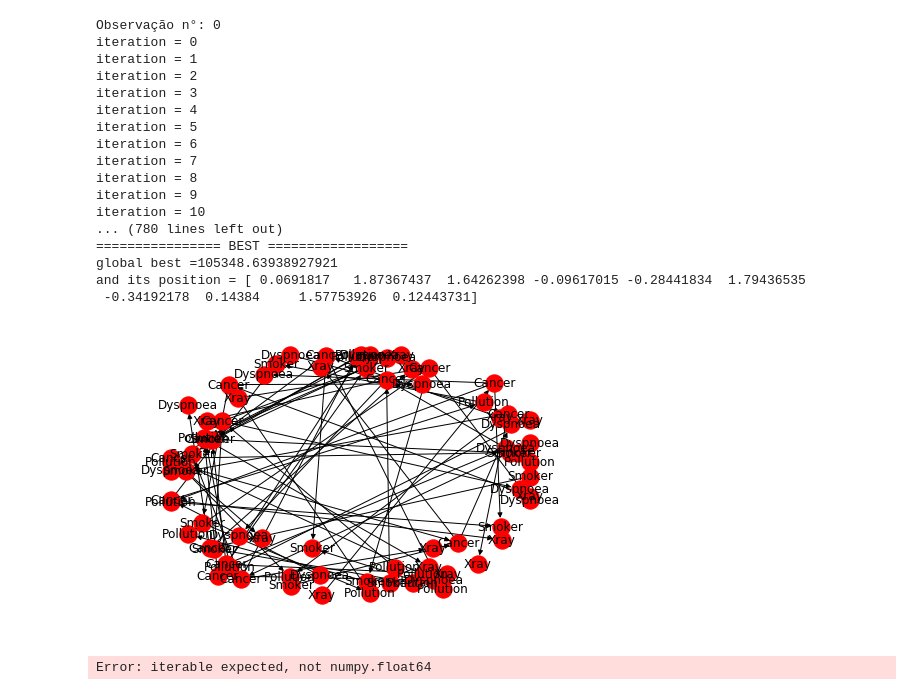
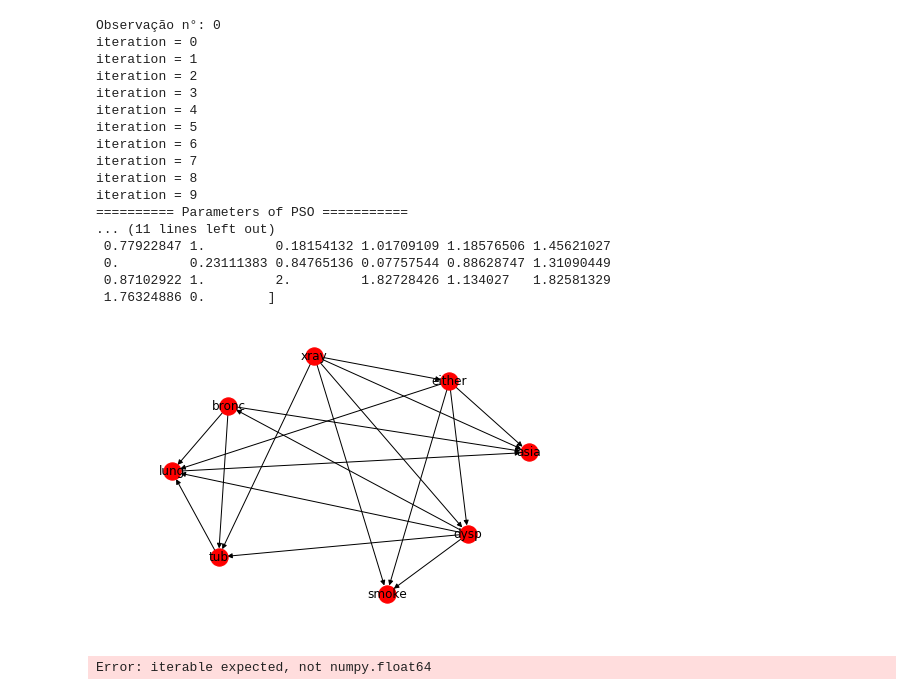
Before and after one commit to ItalloMachado/Rede-Bayesiana, a Jupyter notebook: ClassicPSO.ipynb, the cells around one changed output. Cells and saved outputs as stored; diff of their text form; code cells hidden in the pictures.

```diff
--- a/ClassicPSO.ipynb
+++ b/ClassicPSO.ipynb
@@ -70,12 +70,12 @@ def classic_pso(nvar, ncal, type, function, chi, w):
                     print("Warning: nvar should be equal to 10")
             #
             # Read Asia Problem data -----------------------------------------------------------------------------------
-            elif self.function == 'Cancer':
+            elif self.function == 'Asia':
                 with open('ASIA10k.csv') as csv_file:
                     csv_reader = csv.reader(csv_file, delimiter=',')
                     aux = 0
                     data = []
-                    data1 = [[] for i in range(5)]
+                    data1 = [[] for i in range(8)]
                     for row in csv_reader:
                         data.append(row)
                         for i in range(len(row)):
@@ -303,31 +303,32 @@ def classic_pso(nvar, ncal, type, function, chi, w):
 
     return gbest, gbest_position
 # %%
-amostras = 15
+amostras = 1
 bic = []
 var = []
+start_time = time.time()
 for o in range(amostras):
     print('Observação n°: ' + str(o))
-    f, x = classic_pso(nvar=10, ncal=1200, type='Global', function='Cancer', chi=0.9, w=0.9)
+    f, x = classic_pso(nvar=32, ncal=1200, type='Global', function='Asia', chi=0.9, w=0.9)
     bic.append(f)
     var.append(x)
 # %% [output]
 Observação n°: 0
 iteration = 0
 iteration = 1
 iteration = 2
 iteration = 3
 iteration = 4
 iteration = 5
 iteration = 6
 iteration = 7
 iteration = 8
 iteration = 9
-iteration = 10
-... (780 lines left out)
-================ BEST ==================
-global best =105348.63938927921
-and its position = [ 0.0691817   1.87367437  1.64262398 -0.09617015 -0.28441834  1.79436535
- -0.34192178  0.14384     1.57753926  0.12443731]
+========== Parameters of PSO ===========
+... (11 lines left out)
+ 0.77922847 1.         0.18154132 1.01709109 1.18576506 1.45621027
+ 0.         0.23111383 0.84765136 0.07757544 0.88628747 1.31090449
+ 0.87102922 1.         2.         1.82728426 1.134027   1.82581329
+ 1.76324886 0.        ]
-[figure, old version]
+[figure, new version]
 # %%
```
Also changed, not shown: parts of 3 cells of this notebook, 1 other file.
